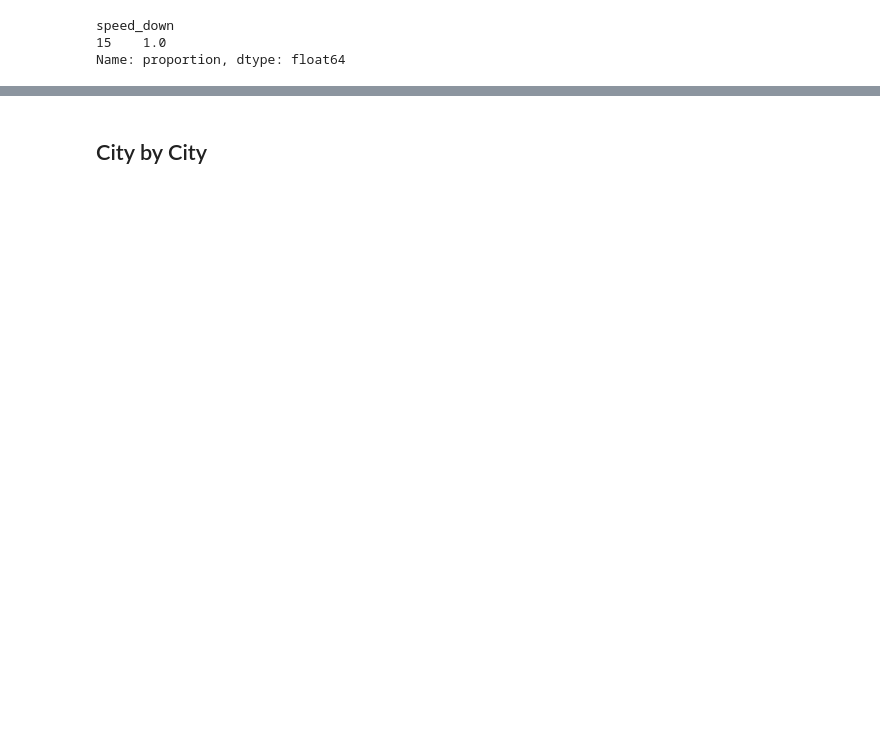
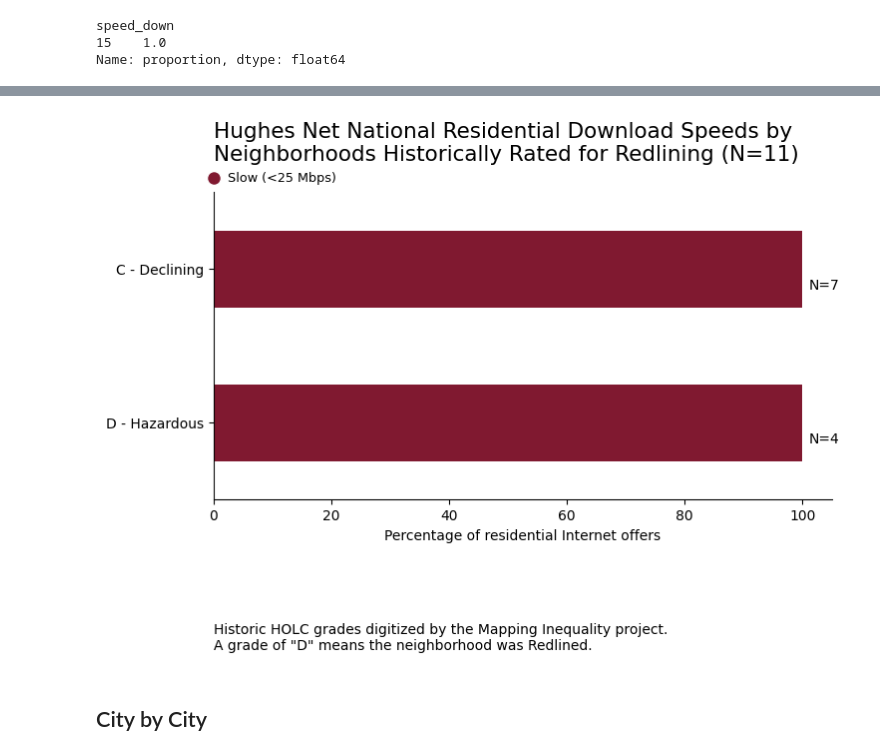
Before and after one commit to abbycarr/investigate_NE_isp, a Jupyter notebook: notebooks/2a-hughes-reports.ipynb, the cells around one changed output, grey strips where cells are left out. Drawn from its saved outputs; the diff is of its cells as text; code cells hidden in the pictures; blank space fills up the shorter version.

```diff
--- a/notebooks/2a-hughes-reports.ipynb
+++ b/notebooks/2a-hughes-reports.ipynb
@@ -126,3 +122,7 @@ redlining(huges)
+# %%
+redlining(hughes, ISP)
+# %% [output]
+[figure, added]
 # %% [markdown]
 ## City by City
 # %%
```
Also changed, not shown: parts of 34 cells of this notebook, 2 other files.
